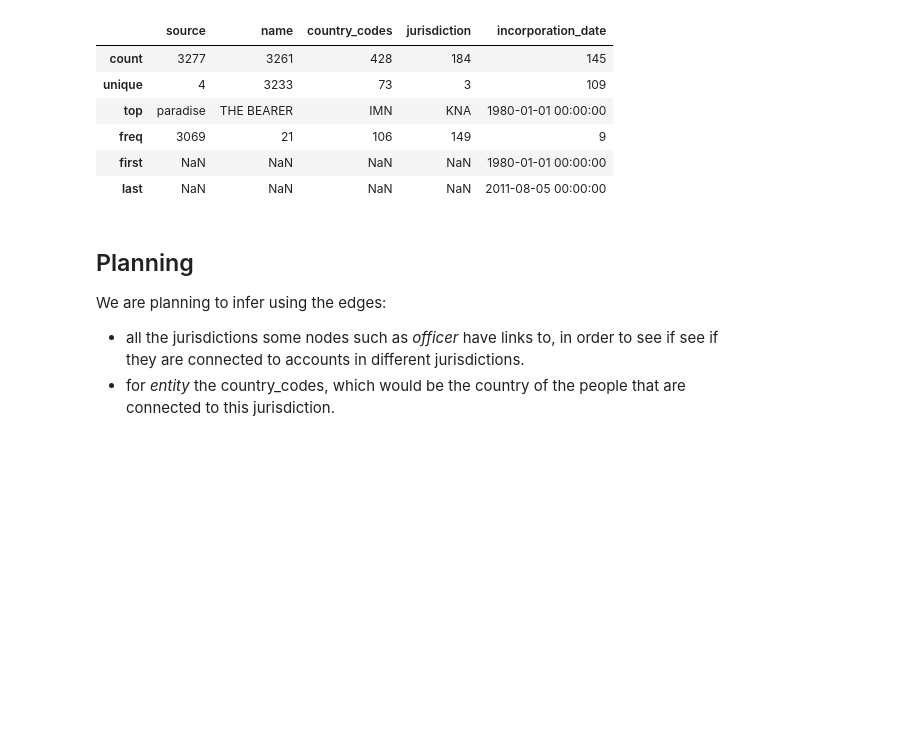
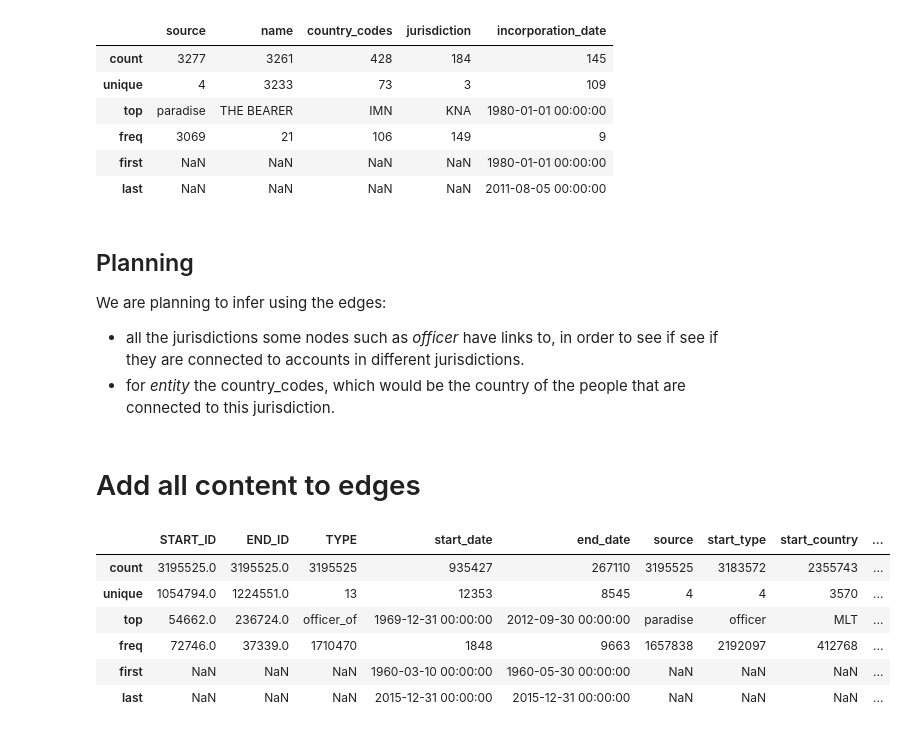
Before and after one commit to yymartin/ADA_Project_Cobra, a Jupyter notebook: Main.ipynb, the cells around one changed output. Saved outputs shown, nothing was run; the diff lists cells and outputs as text; code cells hidden in the pictures; blank space fills up the shorter version.

```diff
--- a/Main.ipynb
+++ b/Main.ipynb
@@ -600,3 +619,26 @@ nodes[mask_isolated].describe()
 We are planning to infer using the edges:
 - all the jurisdictions some nodes such as *officer* have links to, in order to see if see if they are connected to accounts in different jurisdictions.
 - for *entity* the country_codes, which would be the country of the people that are connected to this jurisdiction.
+# %% [markdown]
+# Add all content to edges
+# %%
+merge_nodes = nodes.reset_index()[['node_id', 'type', 'country_codes', 'jurisdiction']]
+merge_nodes.columns = ['id', 'start_type', 'start_country', 'start_jurisdiction']
+
+edges_completed = edges.merge(merge_nodes, how = 'left', left_on='START_ID', right_on='id')
+
+merge_nodes.columns = ['id', 'end_type', 'end_country', 'end_jurisdiction']
+
+edges_completed = edges_completed.merge(merge_nodes, how = 'left', left_on='END_ID', right_on='id')
+
+edges_completed = edges_completed.drop(columns = ['id_x', 'id_y'])
+
+edges_completed.describe()
+# %% [output]
+|  | START_ID | END_ID | TYPE | start_date | end_date | source | start_type | start_country | ... |
+| count | 3195525.0 | 3195525.0 | 3195525 | 935427 | 267110 | 3195525 | 3183572 | 2355743 | ... |
+| unique | 1054794.0 | 1224551.0 | 13 | 12353 | 8545 | 4 | 4 | 3570 | ... |
+| top | 54662.0 | 236724.0 | officer_of | 1969-12-31 00:00:00 | 2012-09-30 00:00:00 | paradise | officer | MLT | ... |
+| freq | 72746.0 | 37339.0 | 1710470 | 1848 | 9663 | 1657838 | 2192097 | 412768 | ... |
+| first | NaN | NaN | NaN | 1960-03-10 00:00:00 | 1960-05-30 00:00:00 | NaN | NaN | NaN | ... |
+| last | NaN | NaN | NaN | 2015-12-31 00:00:00 | 2015-12-31 00:00:00 | NaN | NaN | NaN | ... |
```
Also changed, not shown: parts of 23 cells of this notebook.
